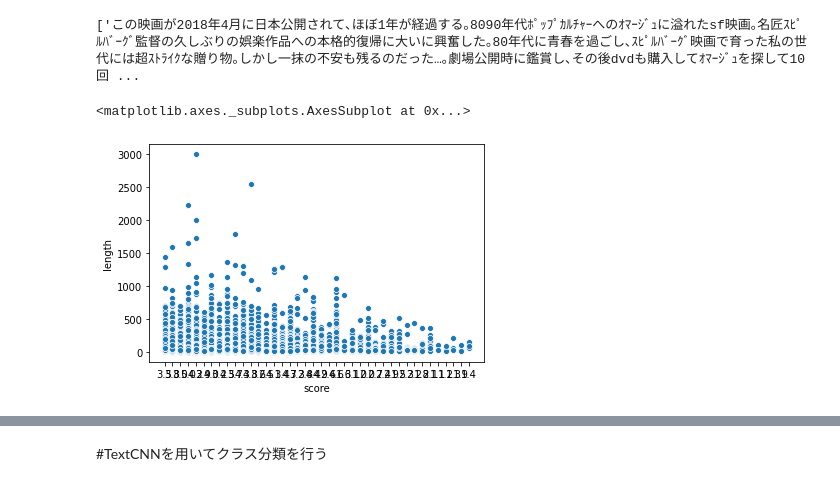
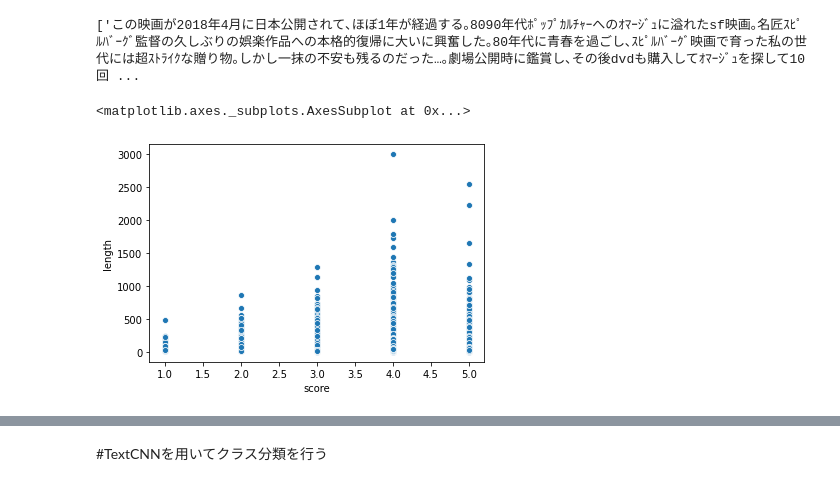
Before and after one commit to KoMurase/movie_research_2, a Jupyter notebook: research_ReadyPlayer1.ipynb, the cells around one changed output, grey strips where cells are left out. Drawn from its saved outputs; the diff is of its cells as text; code cells hidden in the pictures.

```diff
--- a/research_ReadyPlayer1.ipynb
+++ b/research_ReadyPlayer1.ipynb
@@ -174,10 +185,10 @@ print(data[data["length"]==3002]["review"].values )
 ['この映画が2018年4月に日本公開されて､ほぼ1年が経過する｡8090年代ﾎﾟｯﾌﾟｶﾙﾁｬｰへのｵﾏｰｼﾞｭに溢れたsf映画｡名匠ｽﾋﾟﾙﾊﾞｰｸﾞ監督の久しぶりの娯楽作品への本格的復帰に大いに興奮した｡80年代に青春を過ごし､ｽﾋﾟﾙﾊﾞｰｸﾞ映画で育った私の世代には超ｽﾄﾗｲｸな贈り物｡しかし一抹の不安も残るのだった…｡劇場公開時に鑑賞し､その後dvdも購入してｵﾏｰｼﾞｭを探して10回 ...
 # %%
 import seaborn as sns
-sns.scatterplot(x=data["score"],y=data["length"])
+sns.scatterplot(x=data["score"].sort_values(),y=data["length"])
 # %% [output]
 <matplotlib.axes._subplots.AxesSubplot at 0x...>
-[figure, old version]
+[figure, new version]
 # %%
 data[data["length"]==3002]
 # %% [output]
```
Also changed, not shown: parts of 5 cells of this notebook.
